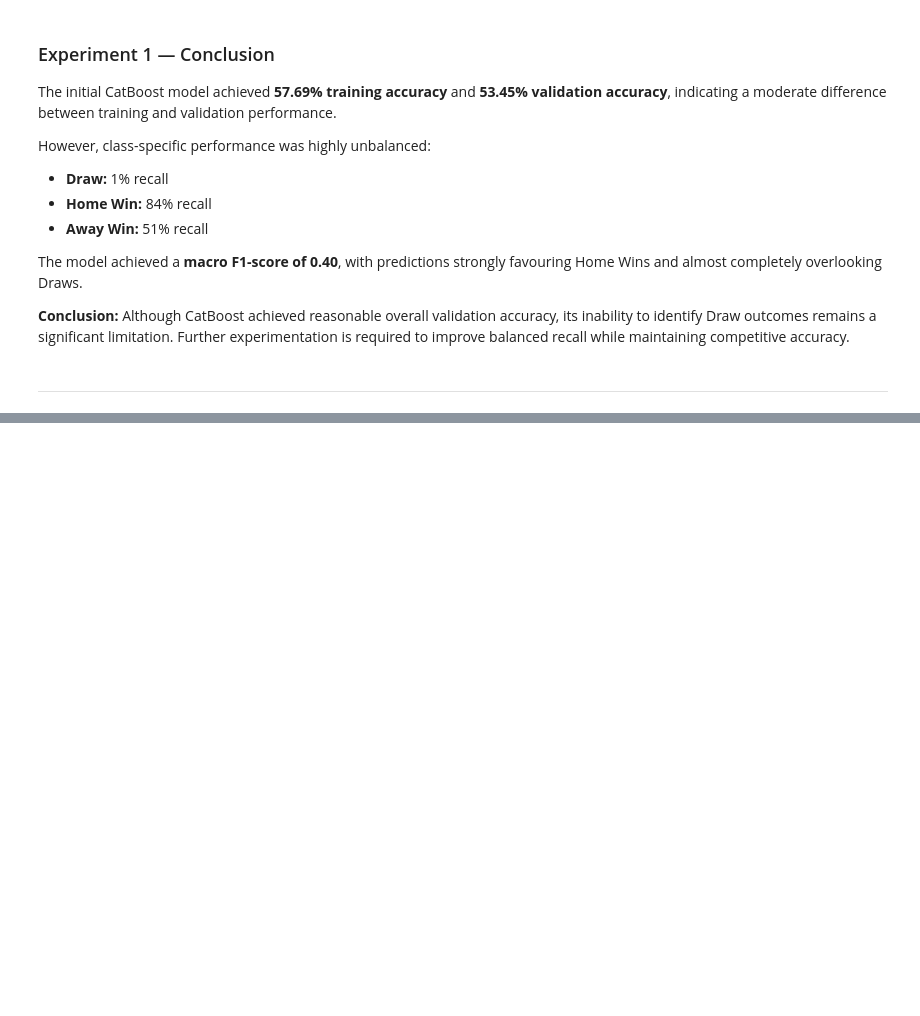
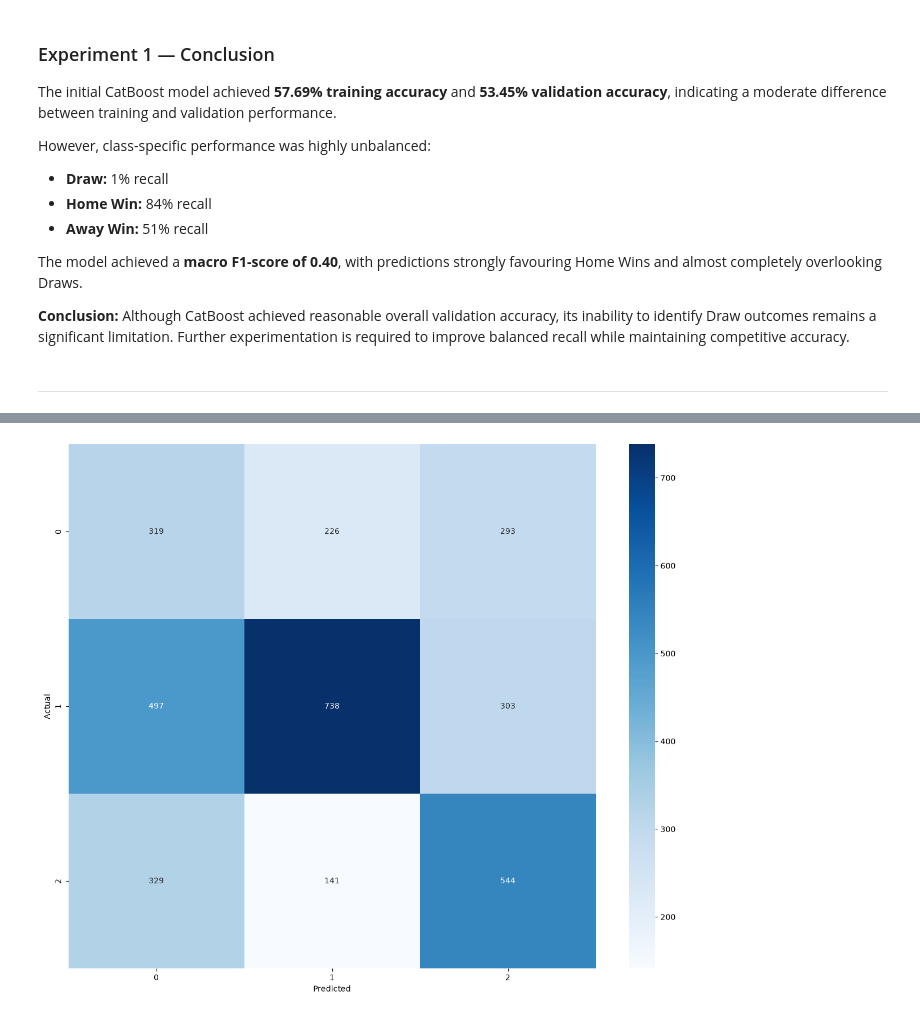
Before and after one commit to Aalli-Talpur/football-match-outcome-prediction, a Jupyter notebook: Notebook/04_Dataset_V2_Feature_Engineering_and_Experimentation.ipynb, the cells around one changed output, grey strips where cells are left out. Saved outputs shown, nothing was run; the diff lists cells and outputs as text; code cells hidden in the pictures; blank space fills up the shorter version.

Commit message:
feat(modeling): evaluate balanced CatBoost and compare validation performance

```diff
--- a/Notebook/04_Dataset_V2_Feature_Engineering_and_Experimentation.ipynb
+++ b/Notebook/04_Dataset_V2_Feature_Engineering_and_Experimentation.ipynb
@@ -1327,0 +1361,4 @@ The model achieved a **macro F1-score of 0.40**, with predictions strongly favou
+# %%
+cbc_model_2 = CatBoostClassifier(iterations=200, depth=6, learning_rate=0.1, auto_class_weights="Balanced", random_seed=1, verbose=50)
+
+cbc_model_2.fit(x_train, y_train, cat_features=cat_cols)
@@ -1327,0 +1372,14 @@ The model achieved a **macro F1-score of 0.40**, with predictions strongly favou
+# %%
+y_train_pred = cbc_model_2.predict(x_train).ravel()
+y_val_pred = cbc_model_2.predict(x_val).ravel()
+
+print("Train Accuracy:", accuracy_score(y_train, y_train_pred))
+print("Validation Accuracy:", accuracy_score(y_val, y_val_pred))
+
+print("\nValidation Classification Report:")
+print(classification_report(
+    y_val, y_val_pred,
+    labels=[0, 1, 2],
+    target_names=["Draw", "Home", "Away"],
+    zero_division=0
+))
@@ -1327,0 +1400,9 @@ The model achieved a **macro F1-score of 0.40**, with predictions strongly favou
+# %%
+cm = confusion_matrix(y_val ,y_val_pred)
+plt.figure(figsize=(15,12))
+sns.heatmap(cm, annot=True, fmt="d", cmap="Blues")
+plt.xlabel("Predicted")
+plt.ylabel("Actual")
+plt.show()
+# %% [output]
+[figure, added]
```
Also changed, not shown: parts of 7 cells of this notebook, 4 other files.
